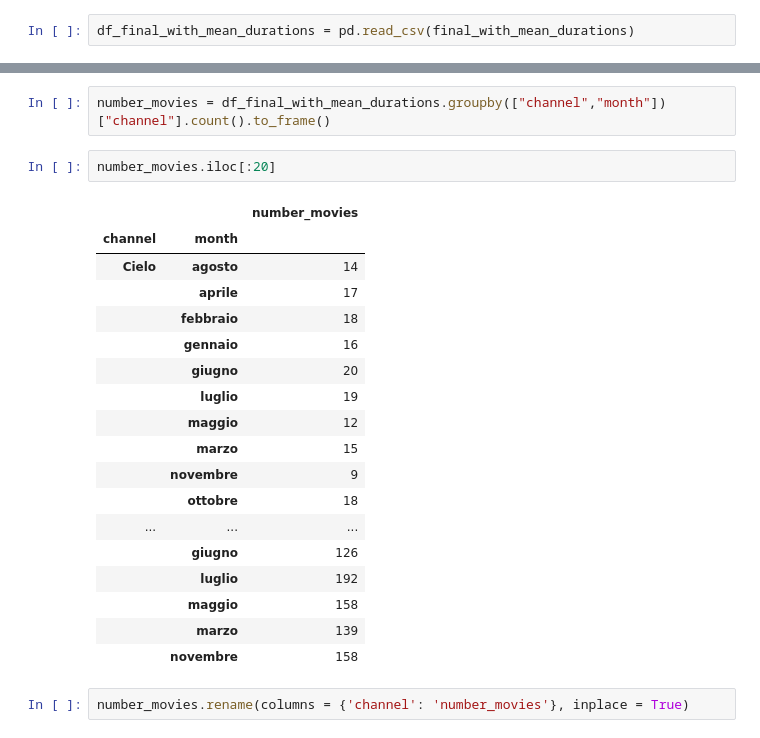
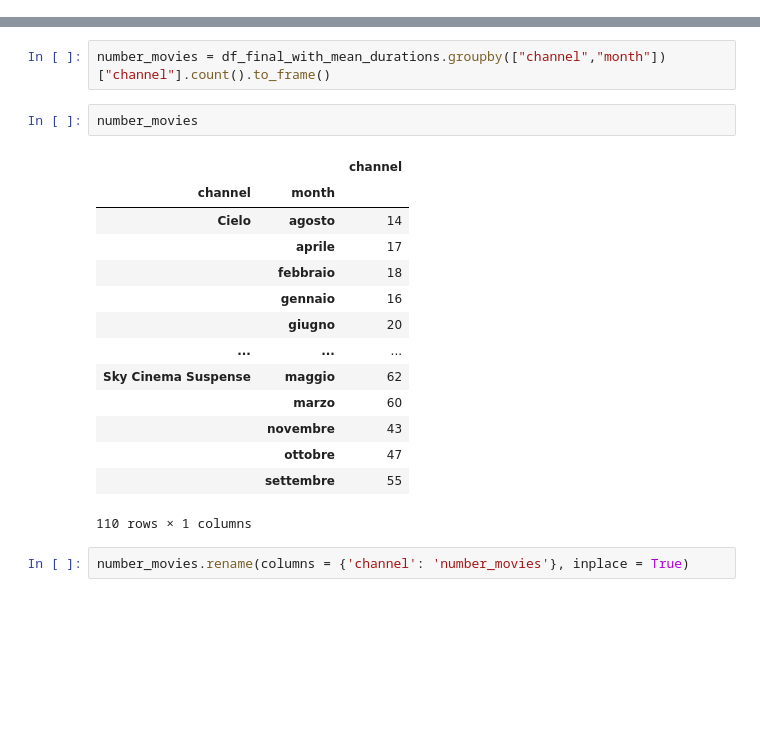
Before and after one commit to florin-git/TV-Movies-Visual-Analytics, a Jupyter notebook: dataset_creation.ipynb, the cells around one changed output, grey strips where cells are left out. Drawn from its saved outputs; the diff is of its cells as text; blank space fills up the shorter version.

```diff
--- a/dataset_creation.ipynb
+++ b/dataset_creation.ipynb
@@ -348,5 +356,3 @@ final_with_mean_durations = "./dataset/df_final_with_mean_durations.csv"
-# %%
-df_final_with_mean_durations = pd.read_csv(final_with_mean_durations)
 # %%
 df_final_with_mean_durations
 # %% [output]
@@ -366,26 +372,22 @@ df_final_with_mean_durations
 # %%
 number_movies = df_final_with_mean_durations.groupby(["channel","month"])["channel"].count().to_frame()
 # %%
-number_movies.iloc[:20]
+number_movies
 # %% [output]
-|  |  | number_movies |
+|  |  | channel |
 | channel | month |  |
 | Cielo | agosto | 14 |
 |  | aprile | 17 |
 |  | febbraio | 18 |
 |  | gennaio | 16 |
 |  | giugno | 20 |
-|  | luglio | 19 |
-|  | maggio | 12 |
-|  | marzo | 15 |
-|  | novembre | 9 |
-|  | ottobre | 18 |
 | ... | ... | ... |
-|  | giugno | 126 |
-|  | luglio | 192 |
-|  | maggio | 158 |
-|  | marzo | 139 |
-|  | novembre | 158 |
+| Sky Cinema Suspense | maggio | 62 |
+|  | marzo | 60 |
+|  | novembre | 43 |
+|  | ottobre | 47 |
+|  | settembre | 55 |
+110 rows × 1 columns
 # %%
 number_movies.rename(columns = {'channel': 'number_movies'}, inplace = True)
 # %%
```
Also changed, not shown: parts of 25 cells of this notebook, 4 other files.
